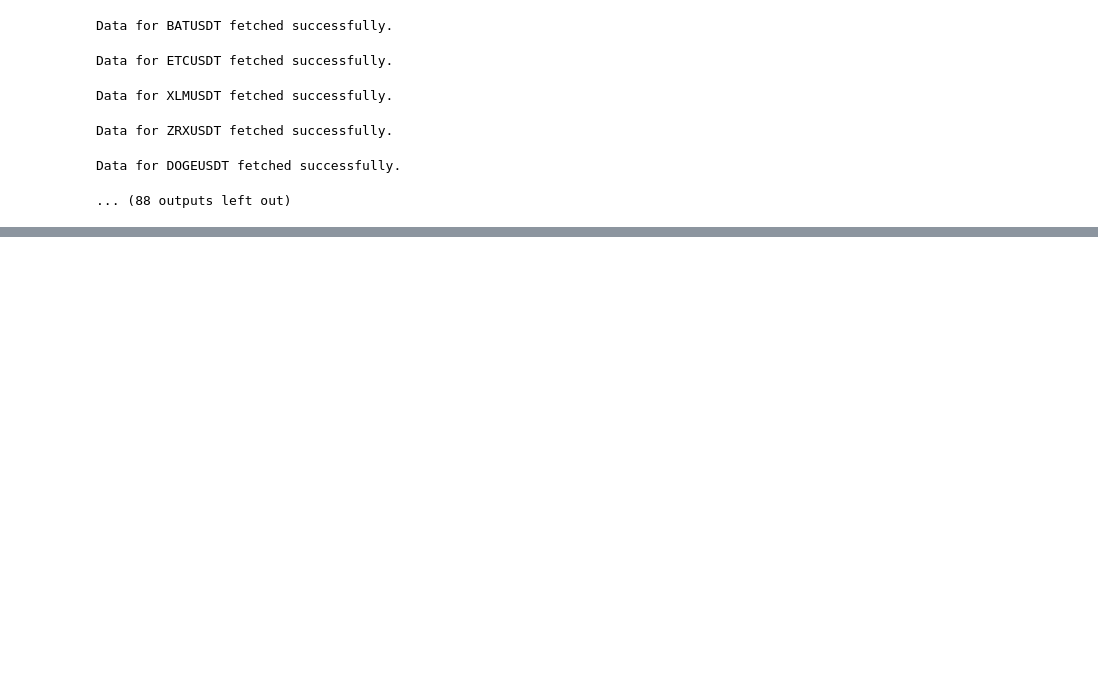
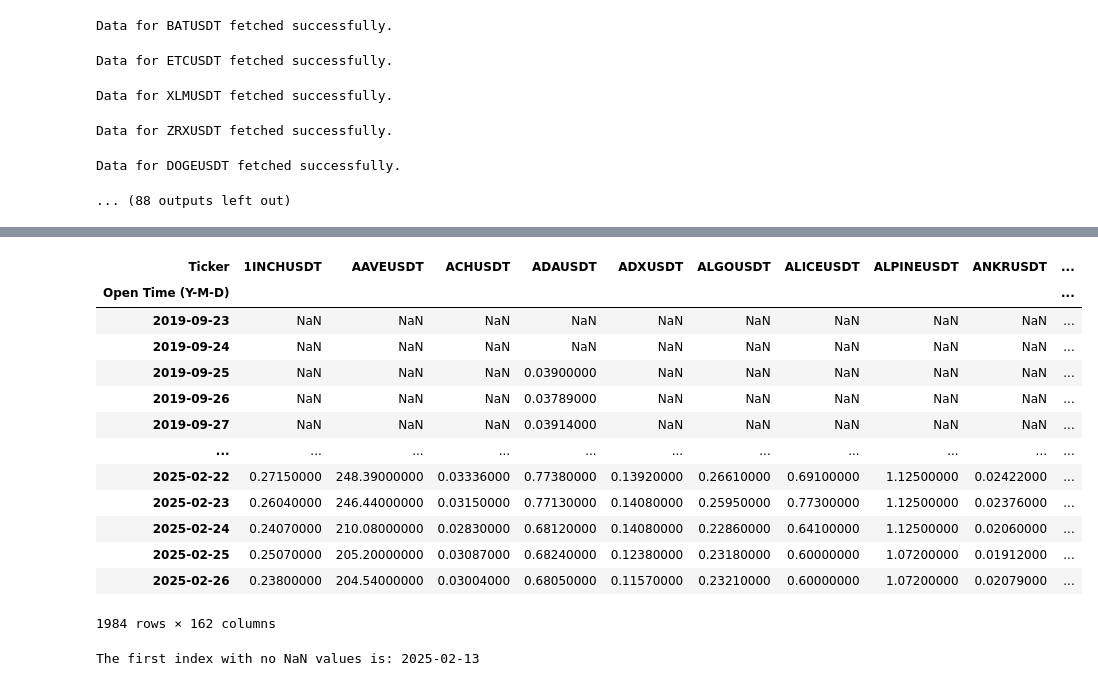
Before and after one commit to andrewpark19/QTS_Final_Project, a Jupyter notebook: notebooks/data_exploration_binance.ipynb, the cells around one changed output, grey strips where cells are left out. Drawn from its saved outputs; the diff is of its cells as text; code cells hidden in the pictures; blank space fills up the shorter version.

```diff
--- a/notebooks/data_exploration_binance.ipynb
+++ b/notebooks/data_exploration_binance.ipynb
@@ -222,0 +211,27 @@ test_master_data
+# %%
+pivot = data.pivot(columns='Ticker', values='Close')
+pivot
+# %% [output]
+| Ticker | 1INCHUSDT | AAVEUSDT | ACHUSDT | ADAUSDT | ADXUSDT | ALGOUSDT | ALICEUSDT | ALPINEUSDT | ANKRUSDT | ... |
+| Open Time (Y-M-D) |  |  |  |  |  |  |  |  |  | ... |
+| 2019-09-23 | NaN | NaN | NaN | NaN | NaN | NaN | NaN | NaN | NaN | ... |
+| 2019-09-24 | NaN | NaN | NaN | NaN | NaN | NaN | NaN | NaN | NaN | ... |
+| 2019-09-25 | NaN | NaN | NaN | 0.03900000 | NaN | NaN | NaN | NaN | NaN | ... |
+| 2019-09-26 | NaN | NaN | NaN | 0.03789000 | NaN | NaN | NaN | NaN | NaN | ... |
+| 2019-09-27 | NaN | NaN | NaN | 0.03914000 | NaN | NaN | NaN | NaN | NaN | ... |
+| ... | ... | ... | ... | ... | ... | ... | ... | ... | ... | ... |
+| 2025-02-22 | 0.27150000 | 248.39000000 | 0.03336000 | 0.77380000 | 0.13920000 | 0.26610000 | 0.69100000 | 1.12500000 | 0.02422000 | ... |
+| 2025-02-23 | 0.26040000 | 246.44000000 | 0.03150000 | 0.77130000 | 0.14080000 | 0.25950000 | 0.77300000 | 1.12500000 | 0.02376000 | ... |
+| 2025-02-24 | 0.24070000 | 210.08000000 | 0.02830000 | 0.68120000 | 0.14080000 | 0.22860000 | 0.64100000 | 1.12500000 | 0.02060000 | ... |
+| 2025-02-25 | 0.25070000 | 205.20000000 | 0.03087000 | 0.68240000 | 0.12380000 | 0.23180000 | 0.60000000 | 1.07200000 | 0.01912000 | ... |
+| 2025-02-26 | 0.23800000 | 204.54000000 | 0.03004000 | 0.68050000 | 0.11570000 | 0.23210000 | 0.60000000 | 1.07200000 | 0.02079000 | ... |
+1984 rows × 162 columns
+# %%
+for index in pivot.index:
+    if not pivot.loc[index].isnull().any():
+        print(f"The first index with no NaN values is: {index}")
+        break
+else:
+    print("No index found without NaN values.")
+# %% [output]
+The first index with no NaN values is: 2025-02-13
```
Also changed, not shown: parts of 11 cells of this notebook, 8 other files.
